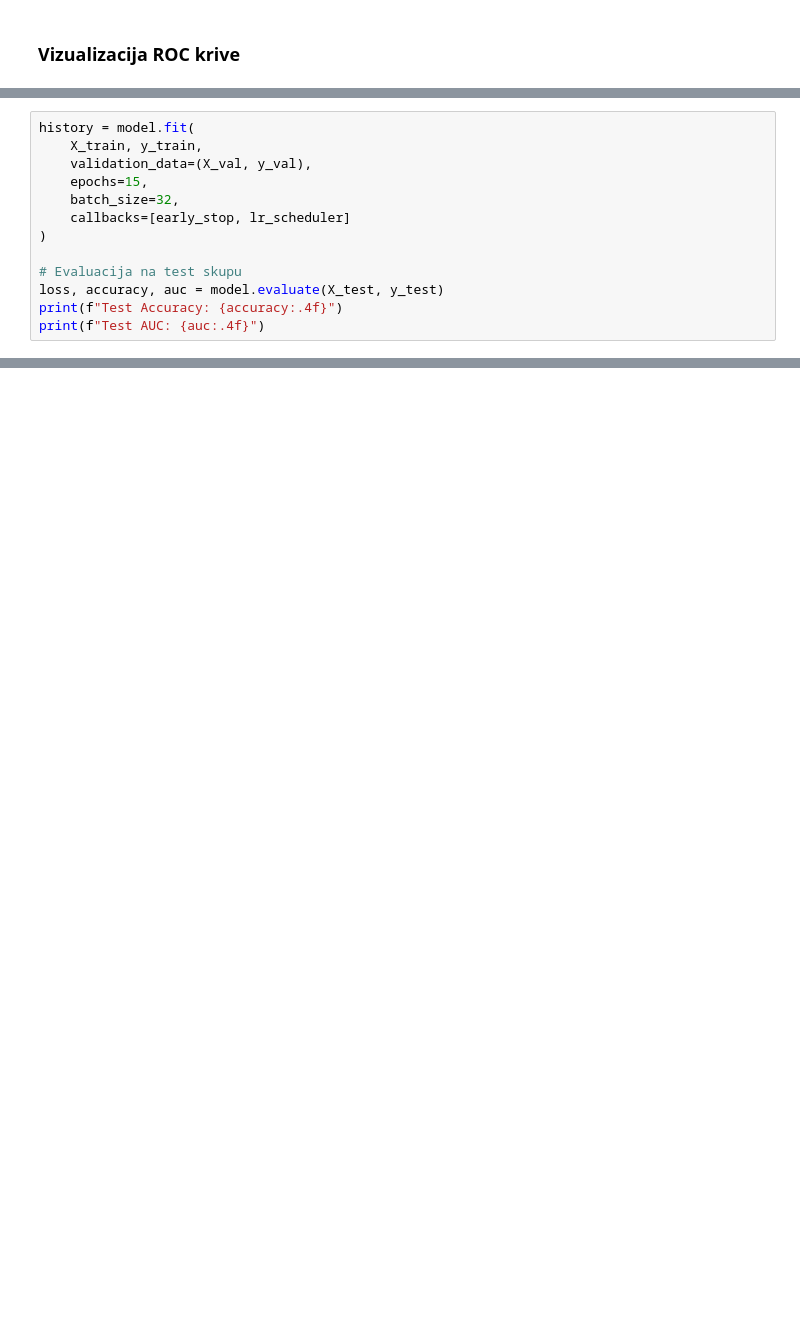
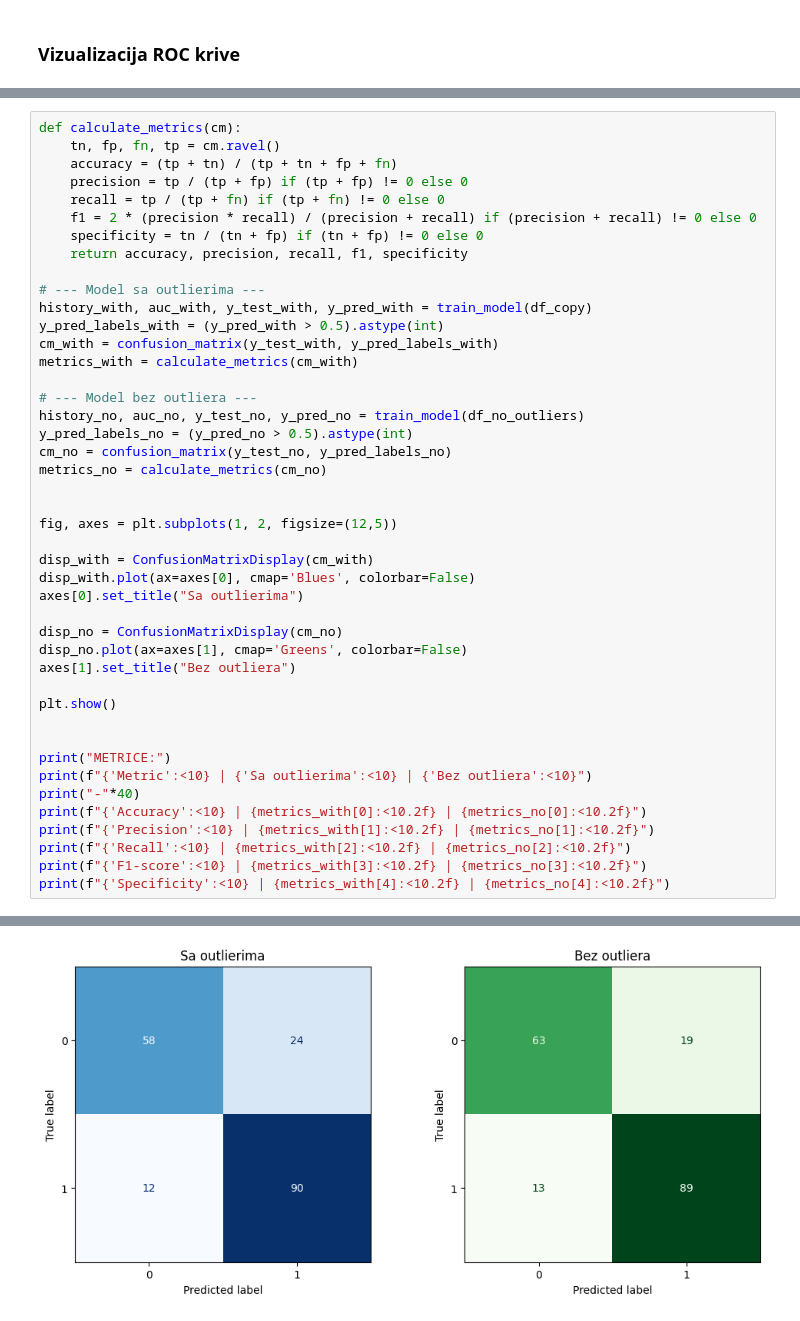
Before and after one commit to Stefan-011/Machine-learning-3, a Jupyter notebook: primer.ipynb, the cells around one changed output, grey strips where cells are left out. Saved outputs shown, nothing was run; the diff lists cells and outputs as text; blank space fills up the shorter version.

```diff
--- a/primer.ipynb
+++ b/primer.ipynb
@@ -320,13 +444,0 @@ lr_scheduler = ReduceLROnPlateau(
-# %%
-history = model.fit(
-    X_train, y_train,
-    validation_data=(X_val, y_val),
-    epochs=15,
-    batch_size=32,
-    callbacks=[early_stop, lr_scheduler]
-)
-
-# Evaluacija na test skupu
-loss, accuracy, auc = model.evaluate(X_test, y_test)
-print(f"Test Accuracy: {accuracy:.4f}")
-print(f"Test AUC: {auc:.4f}")
@@ -405,0 +449,45 @@ You must install pydot (`pip install pydot`) for `plot_model` to work.
+# %%
+def calculate_metrics(cm):
+    tn, fp, fn, tp = cm.ravel()
+    accuracy = (tp + tn) / (tp + tn + fp + fn)
+    precision = tp / (tp + fp) if (tp + fp) != 0 else 0
+    recall = tp / (tp + fn) if (tp + fn) != 0 else 0
+    f1 = 2 * (precision * recall) / (precision + recall) if (precision + recall) != 0 else 0
+    specificity = tn / (tn + fp) if (tn + fp) != 0 else 0
+    return accuracy, precision, recall, f1, specificity
+
+# --- Model sa outlierima ---
+history_with, auc_with, y_test_with, y_pred_with = train_model(df_copy)
+y_pred_labels_with = (y_pred_with > 0.5).astype(int)
+cm_with = confusion_matrix(y_test_with, y_pred_labels_with)
+metrics_with = calculate_metrics(cm_with)
+
+# --- Model bez outliera ---
+history_no, auc_no, y_test_no, y_pred_no = train_model(df_no_outliers)
+y_pred_labels_no = (y_pred_no > 0.5).astype(int)
+cm_no = confusion_matrix(y_test_no, y_pred_labels_no)
+metrics_no = calculate_metrics(cm_no)
+
+
+fig, axes = plt.subplots(1, 2, figsize=(12,5))
+
+disp_with = ConfusionMatrixDisplay(cm_with)
+disp_with.plot(ax=axes[0], cmap='Blues', colorbar=False)
+axes[0].set_title("Sa outlierima")
+
+disp_no = ConfusionMatrixDisplay(cm_no)
+disp_no.plot(ax=axes[1], cmap='Greens', colorbar=False)
+axes[1].set_title("Bez outliera")
+
+plt.show()
+
+
+print("METRICE:")
+print(f"{'Metric':<10} | {'Sa outlierima':<10} | {'Bez outliera':<10}")
+print("-"*40)
+print(f"{'Accuracy':<10} | {metrics_with[0]:<10.2f} | {metrics_no[0]:<10.2f}")
+print(f"{'Precision':<10} | {metrics_with[1]:<10.2f} | {metrics_no[1]:<10.2f}")
+print(f"{'Recall':<10} | {metrics_with[2]:<10.2f} | {metrics_no[2]:<10.2f}")
+print(f"{'F1-score':<10} | {metrics_with[3]:<10.2f} | {metrics_no[3]:<10.2f}")
+print(f"{'Specificity':<10} | {metrics_with[4]:<10.2f} | {metrics_no[4]:<10.2f}")
+# %% [output]
@@ -405,0 +511 @@ You must install pydot (`pip install pydot`) for `plot_model` to work.
+[figure, added]
```
Also changed, not shown: parts of 47 cells of this notebook.
